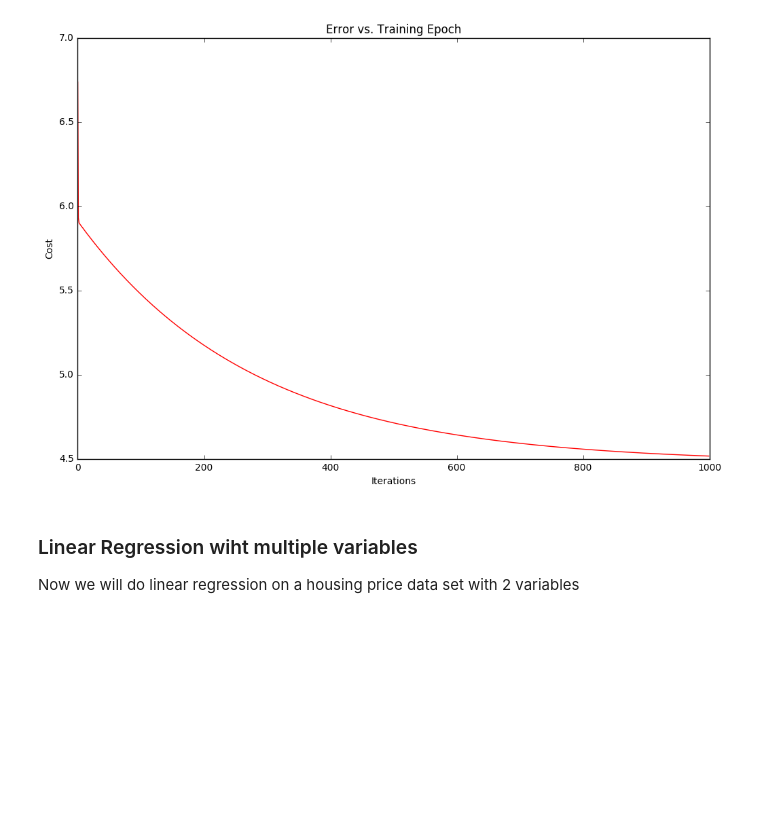
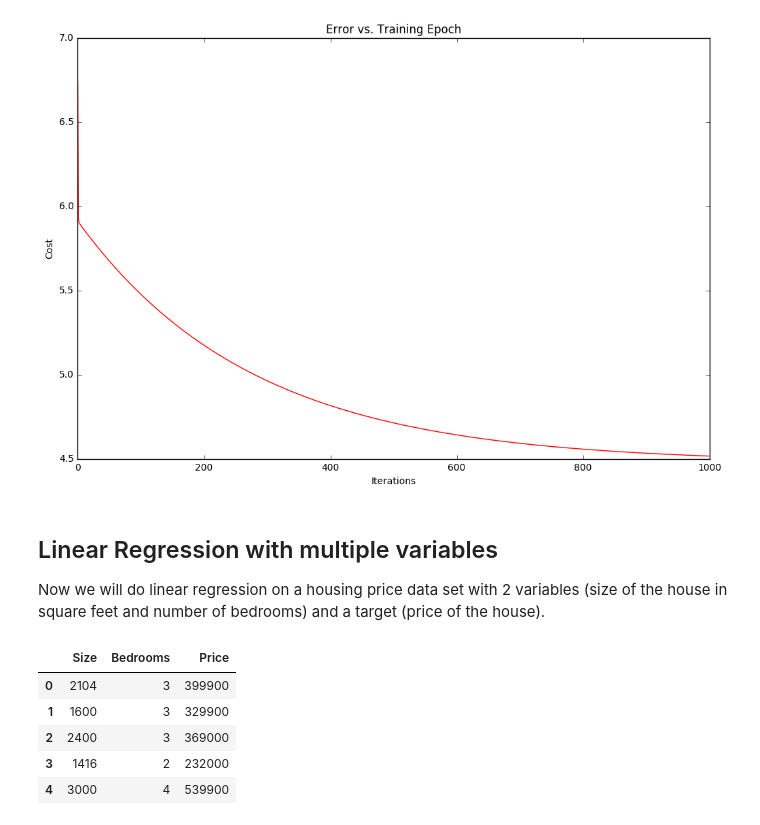
Before and after one commit to FreddyBruce/ipython-notebooks, a Jupyter notebook: notebooks/machine-learning/linear_regression.ipynb, the cells around one changed output. Cells and saved outputs as stored; diff of their text form; code cells hidden in the pictures; blank space fills up the shorter version.

```diff
--- a/notebooks/machine-learning/linear_regression.ipynb
+++ b/notebooks/machine-learning/linear_regression.ipynb
@@ -155,5 +155,16 @@ ax.set_title('Error vs. Training Epoch')
 <matplotlib.text.Text at 0x...>
 [figure]
 # %% [markdown]
-### Linear Regression wiht multiple variables
-Now we will do linear regression on a housing price data set with 2 variables
+## Linear Regression with multiple variables
+Now we will do linear regression on a housing price data set with 2 variables (size of the house in square feet and number of bedrooms) and a target (price of the house).
+# %%
+path = os.getcwd() + '/data/linear_regression2.txt'
+data2 = pd.read_csv(path, header=None, names=[ 'Size', 'Bedrooms', 'Price'])
+data2.head()
+# %% [output]
+|  | Size | Bedrooms | Price |
+| 0 | 2104 | 3 | 399900 |
+| 1 | 1600 | 3 | 329900 |
+| 2 | 2400 | 3 | 369000 |
+| 3 | 1416 | 2 | 232000 |
+| 4 | 3000 | 4 | 539900 |
```
Also changed, not shown: parts of 10 cells of this notebook.
